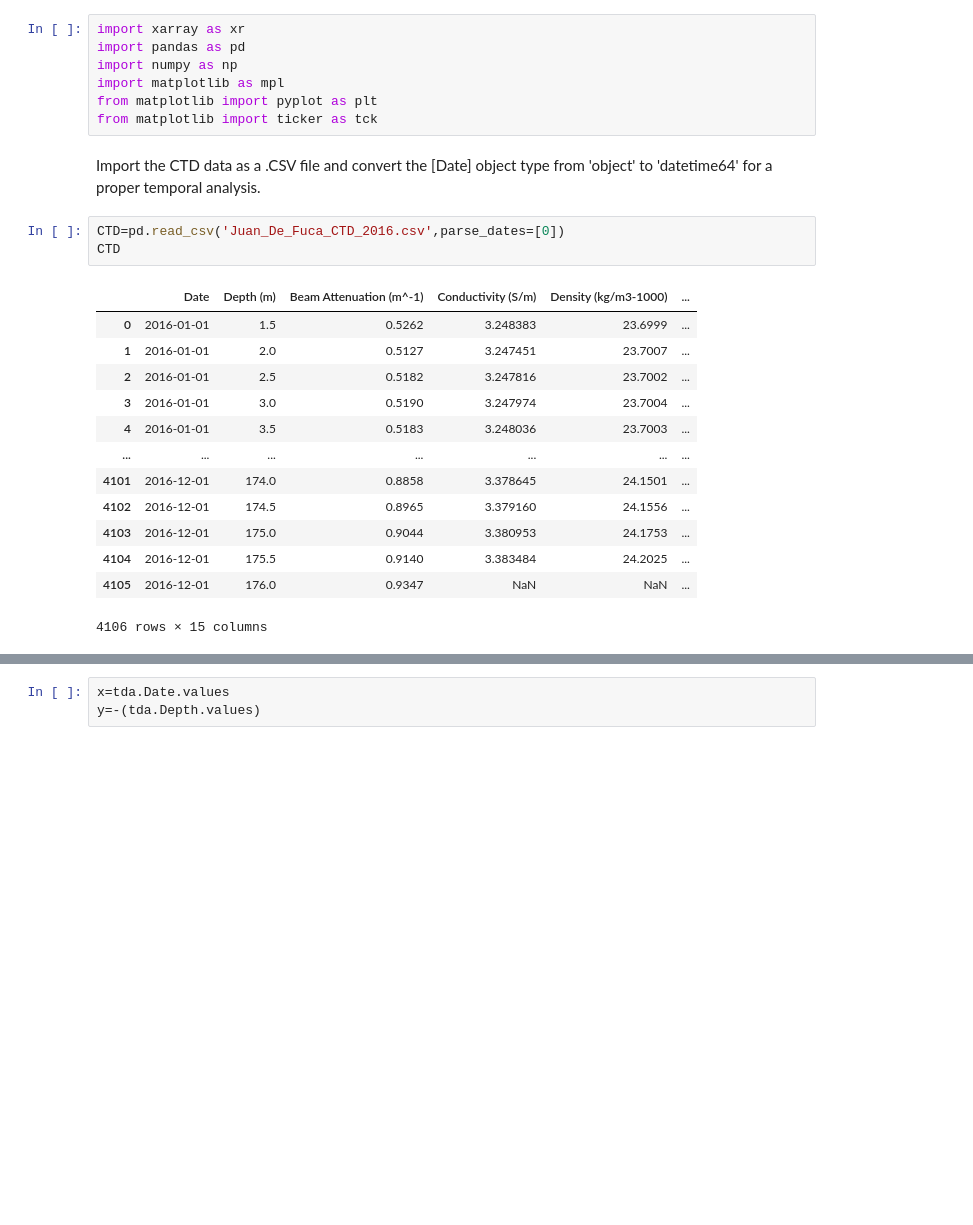
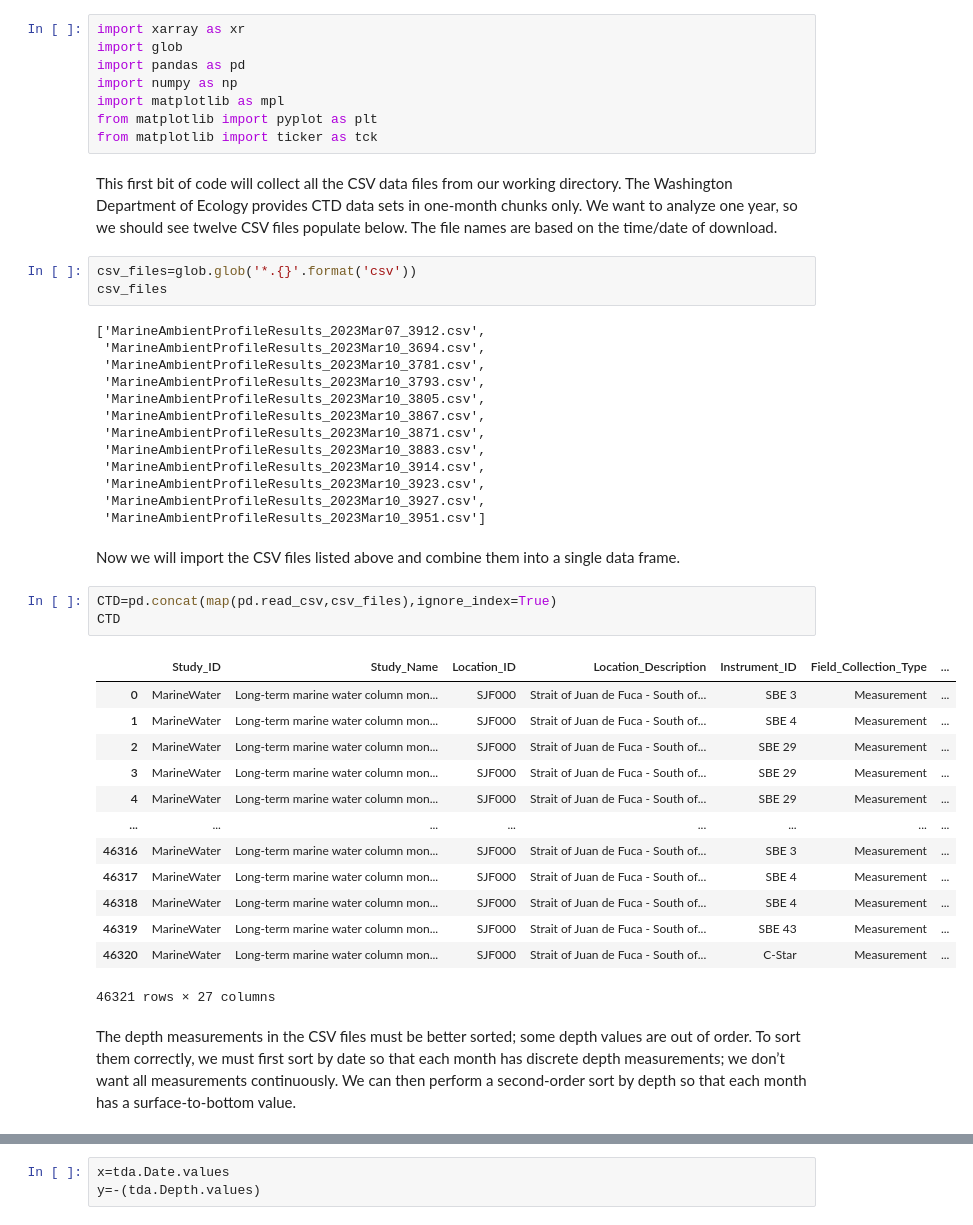
Before and after one commit to I-McBRIDE/CTD_Temporal_Analysis, a Jupyter notebook: CTD_Temporal_Analysis_Code.ipynb, the cells around one changed output, grey strips where cells are left out. Cells and saved outputs as stored; diff of their text form; blank space fills up the shorter version.

```diff
--- a/CTD_Temporal_Analysis_Code.ipynb
+++ b/CTD_Temporal_Analysis_Code.ipynb
@@ -1,26 +1,47 @@
 # %%
 import xarray as xr
+import glob
 import pandas as pd
 import numpy as np
 import matplotlib as mpl
 from matplotlib import pyplot as plt
 from matplotlib import ticker as tck
 # %% [markdown]
-Import the CTD data as a .CSV file and convert the [Date] object type from 'object' to 'datetime64' for a proper temporal analysis.
+This first bit of code will collect all the CSV data files from our working directory. The Washington Department of Ecology provides CTD data sets in one-month chunks only. We want to analyze one year, so we should see twelve CSV files populate below. The file names are based on the time/date of download.
 # %%
-CTD=pd.read_csv('Juan_De_Fuca_CTD_2016.csv',parse_dates=[0])
-CTD
+csv_files=glob.glob('*.{}'.format('csv'))
+csv_files
 # %% [output]
-|  | Date | Depth (m) | Beam Attenuation (m^-1) | Conductivity (S/m) | Density (kg/m3-1000) | ... |
-| 0 | 2016-01-01 | 1.5 | 0.5262 | 3.248383 | 23.6999 | ... |
-| 1 | 2016-01-01 | 2.0 | 0.5127 | 3.247451 | 23.7007 | ... |
-| 2 | 2016-01-01 | 2.5 | 0.5182 | 3.247816 | 23.7002 | ... |
-| 3 | 2016-01-01 | 3.0 | 0.5190 | 3.247974 | 23.7004 | ... |
-| 4 | 2016-01-01 | 3.5 | 0.5183 | 3.248036 | 23.7003 | ... |
-| ... | ... | ... | ... | ... | ... | ... |
-| 4101 | 2016-12-01 | 174.0 | 0.8858 | 3.378645 | 24.1501 | ... |
-| 4102 | 2016-12-01 | 174.5 | 0.8965 | 3.379160 | 24.1556 | ... |
-| 4103 | 2016-12-01 | 175.0 | 0.9044 | 3.380953 | 24.1753 | ... |
-| 4104 | 2016-12-01 | 175.5 | 0.9140 | 3.383484 | 24.2025 | ... |
-| 4105 | 2016-12-01 | 176.0 | 0.9347 | NaN | NaN | ... |
-4106 rows × 15 columns
+['MarineAmbientProfileResults_2023Mar07_3912.csv',
+ 'MarineAmbientProfileResults_2023Mar10_3694.csv',
+ 'MarineAmbientProfileResults_2023Mar10_3781.csv',
+ 'MarineAmbientProfileResults_2023Mar10_3793.csv',
+ 'MarineAmbientProfileResults_2023Mar10_3805.csv',
+ 'MarineAmbientProfileResults_2023Mar10_3867.csv',
+ 'MarineAmbientProfileResults_2023Mar10_3871.csv',
+ 'MarineAmbientProfileResults_2023Mar10_3883.csv',
+ 'MarineAmbientProfileResults_2023Mar10_3914.csv',
+ 'MarineAmbientProfileResults_2023Mar10_3923.csv',
+ 'MarineAmbientProfileResults_2023Mar10_3927.csv',
+ 'MarineAmbientProfileResults_2023Mar10_3951.csv']
+# %% [markdown]
+Now we will import the CSV files listed above and combine them into a single data frame.
+# %%
+CTD=pd.concat(map(pd.read_csv,csv_files),ignore_index=True)
+CTD
+# %% [output]
+|  | Study_ID | Study_Name | Location_ID | Location_Description | Instrument_ID | Field_Collection_Type | ... |
+| 0 | MarineWater | Long-term marine water column mon... | SJF000 | Strait of Juan de Fuca - South of... | SBE 3 | Measurement | ... |
+| 1 | MarineWater | Long-term marine water column mon... | SJF000 | Strait of Juan de Fuca - South of... | SBE 4 | Measurement | ... |
+| 2 | MarineWater | Long-term marine water column mon... | SJF000 | Strait of Juan de Fuca - South of... | SBE 29 | Measurement | ... |
+| 3 | MarineWater | Long-term marine water column mon... | SJF000 | Strait of Juan de Fuca - South of... | SBE 29 | Measurement | ... |
+| 4 | MarineWater | Long-term marine water column mon... | SJF000 | Strait of Juan de Fuca - South of... | SBE 29 | Measurement | ... |
+| ... | ... | ... | ... | ... | ... | ... | ... |
+| 46316 | MarineWater | Long-term marine water column mon... | SJF000 | Strait of Juan de Fuca - South of... | SBE 3 | Measurement | ... |
+| 46317 | MarineWater | Long-term marine water column mon... | SJF000 | Strait of Juan de Fuca - South of... | SBE 4 | Measurement | ... |
+| 46318 | MarineWater | Long-term marine water column mon... | SJF000 | Strait of Juan de Fuca - South of... | SBE 4 | Measurement | ... |
+| 46319 | MarineWater | Long-term marine water column mon... | SJF000 | Strait of Juan de Fuca - South of... | SBE 43 | Measurement | ... |
+| 46320 | MarineWater | Long-term marine water column mon... | SJF000 | Strait of Juan de Fuca - South of... | C-Star | Measurement | ... |
+46321 rows × 27 columns
+# %% [markdown]
+The depth measurements in the CSV files must be better sorted; some depth values are out of order. To sort them correctly, we must first sort by date so that each month has discrete depth measurements; we don’t want all measurements continuously. We can then perform a second-order sort by depth so that each month has a surface-to-bottom value.
```
Also changed, not shown: parts of 17 cells of this notebook, 13 other files.
